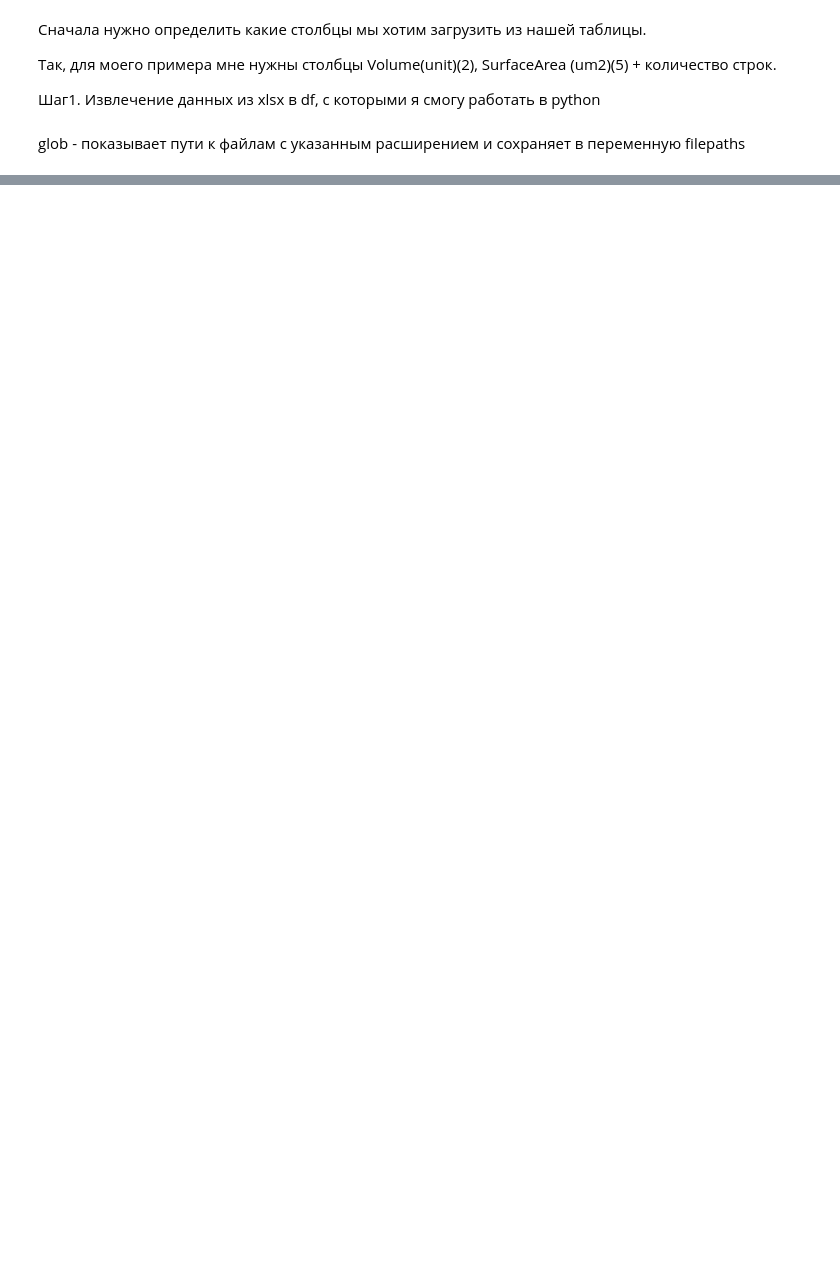
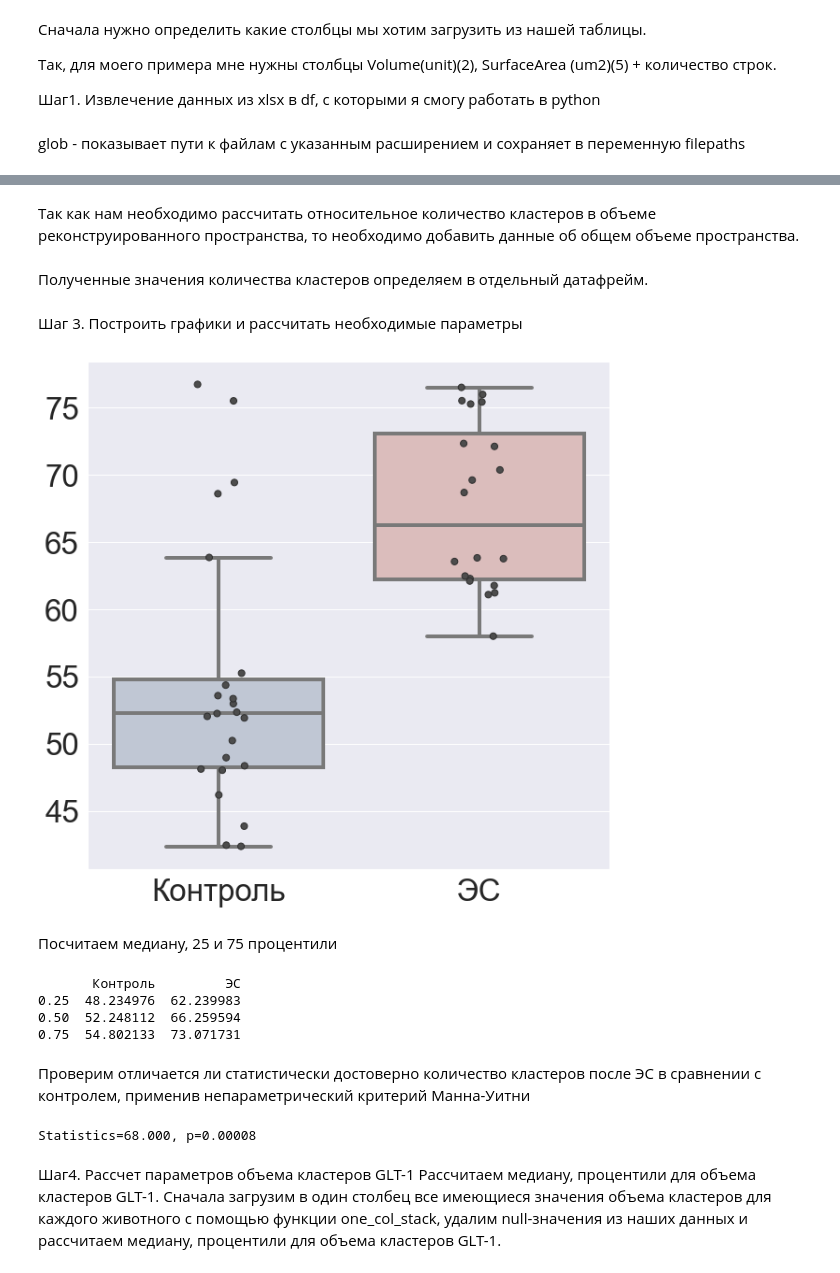
Before and after one commit to Nosa1323/Epilepsy_table_analysis, a Jupyter notebook: ICH_table_analysis.ipynb, the cells around one changed output, grey strips where cells are left out. Cells and saved outputs as stored; diff of their text form; code cells hidden in the pictures; blank space fills up the shorter version.

```diff
--- a/ICH_table_analysis.ipynb
+++ b/ICH_table_analysis.ipynb
@@ -81,0 +99,2 @@ N1_stack1.describe()
+# %% [markdown]
+Так как нам необходимо рассчитать относительное количество кластеров в объеме реконструированного пространства, то необходимо добавить данные об общем объеме пространства.
@@ -81,0 +104,56 @@ N1_stack1.describe()
+# %% [markdown]
+Полученные значения количества кластеров определяем в отдельный датафрейм.
+# %%
+values_ctrl = [N1_num_glt_clusters,N2_num_glt_clusters, N3_num_glt_clusters,N4_num_glt_clusters, N5_num_glt_clusters]
+values_SE = [N1_SE_num_glt_clusters,N2_SE_num_glt_clusters, N3_SE_num_glt_clusters, N4_SE_num_glt_clusters, N5_SE_num_glt_clusters,N6_SE_num_glt_clusters]
+glt_num_ctrl, glt_num_SE  = pd.concat(values_ctrl), pd.concat(values_SE)
+
+glt_num_ctrl['TotVol_GLT_ctrl'] = df_tot_vol.iloc[:,0].values
+glt_num_ctrl ['clusters_per_125_ctrl'] = (glt_num_ctrl['Контроль']*125)/glt_num_ctrl['TotVol_GLT_ctrl']
+
+glt_num_SE['TotVol_GLT_SE'] = df_tot_vol.iloc[:len(glt_num_SE),1].values
+glt_num_SE ['clusters_per_125_SE'] = (glt_num_SE['ЭС']*125)/glt_num_SE['TotVol_GLT_SE']
+
+all_glt_num,all_glt_num2  = pd.DataFrame(), pd.DataFrame()
+all_glt_num ['Контроль'] = glt_num_ctrl.iloc[:,2].values
+all_glt_num2 ['ЭС'] = glt_num_SE.iloc[:,2].values
+
+all_glt_num = all_glt_num.join(all_glt_num2, how='outer')
+# %% [markdown]
+Шаг 3. Построить графики и рассчитать необходимые параметры
+# %%
+def boxplot_graph(data, dots):
+    plt.figure(figsize=(10,10)) # меняет размер графика
+    sns.set_style("whitegrid")
+    sns.set_theme(style="ticks")
+    sns.set(font_scale=3)
+    sns.boxplot(data = data, palette="vlag", fliersize = 0, linewidth = 4)
+    if dots == True:
+        sns.stripplot(data=data,
+              size=7, color=".3", linewidth=1, jitter = True)
+
+boxplot_graph(all_glt_num, dots = True)
+# %% [output]
+[figure, added]
+# %% [markdown]
+Посчитаем медиану, 25 и 75 процентили
+# %%
+procentile_num_clusters = all_glt_num.quantile([0.25, 0.50 , 0.75])
+print(procentile_num_clusters)
+# %% [output]
+       Контроль         ЭС
+0.25  48.234976  62.239983
+0.50  52.248112  66.259594
+0.75  54.802133  73.071731
+# %% [markdown]
+Проверим отличается ли статистически достоверно количество кластеров после ЭС в сравнении с контролем, применив непараметрический критерий Манна-Уитни
+# %%
+
+stat_glt_num, p_glt_num = mannwhitneyu(all_glt_num.iloc[:, 0].dropna(), all_glt_num.iloc[:, 1].dropna())
+print('Statistics=%.3f, p=%.5f' % (stat_glt_num, p_glt_num))
+# %% [output]
+Statistics=68.000, p=0.00008
+# %% [markdown]
+Шаг4. Рассчет параметров объема кластеров GLT-1
+Рассчитаем медиану, процентили для объема кластеров GLT-1.
+Сначала загрузим в один столбец все имеющиеся значения объема кластеров для каждого животного c помощью функции one_col_stack, удалим null-значения из наших данных и рассчитаем медиану, процентили для объема кластеров GLT-1.
```
Also changed, not shown: parts of 40 cells of this notebook, 2 other files.
